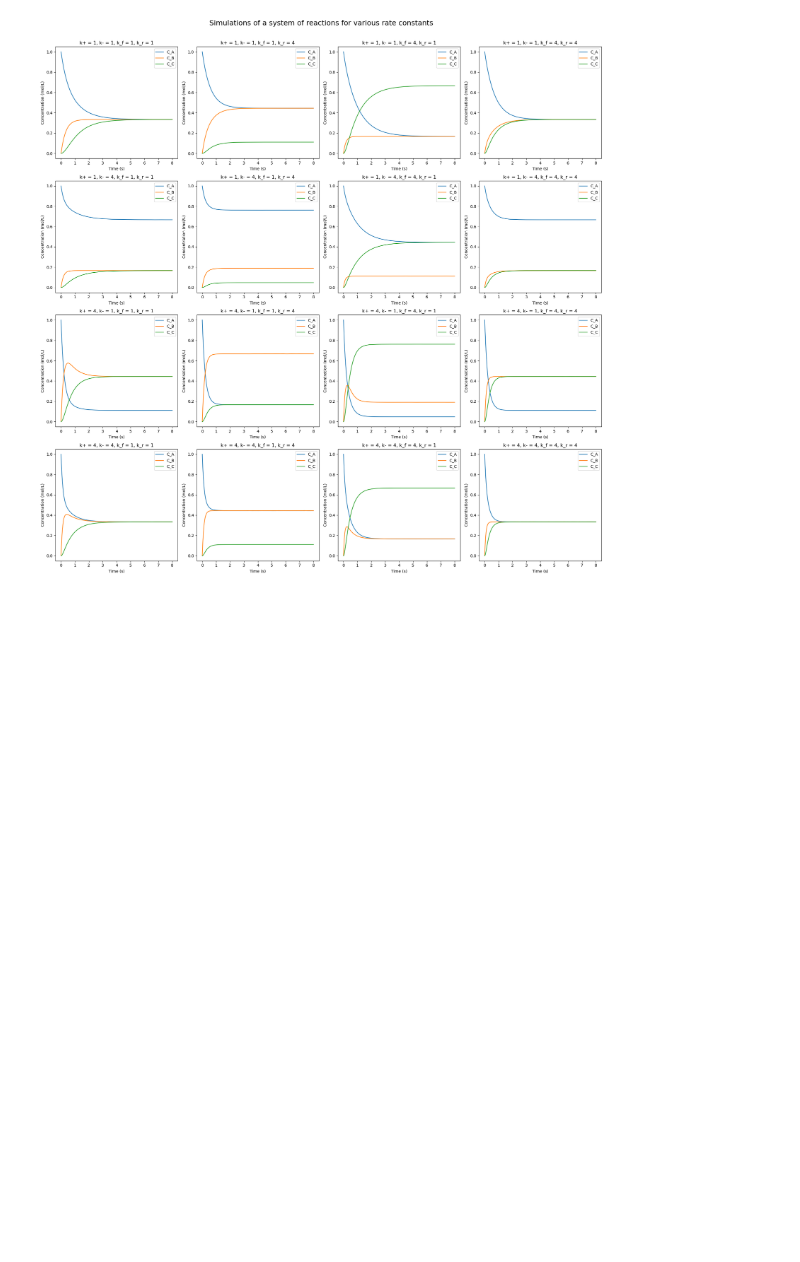
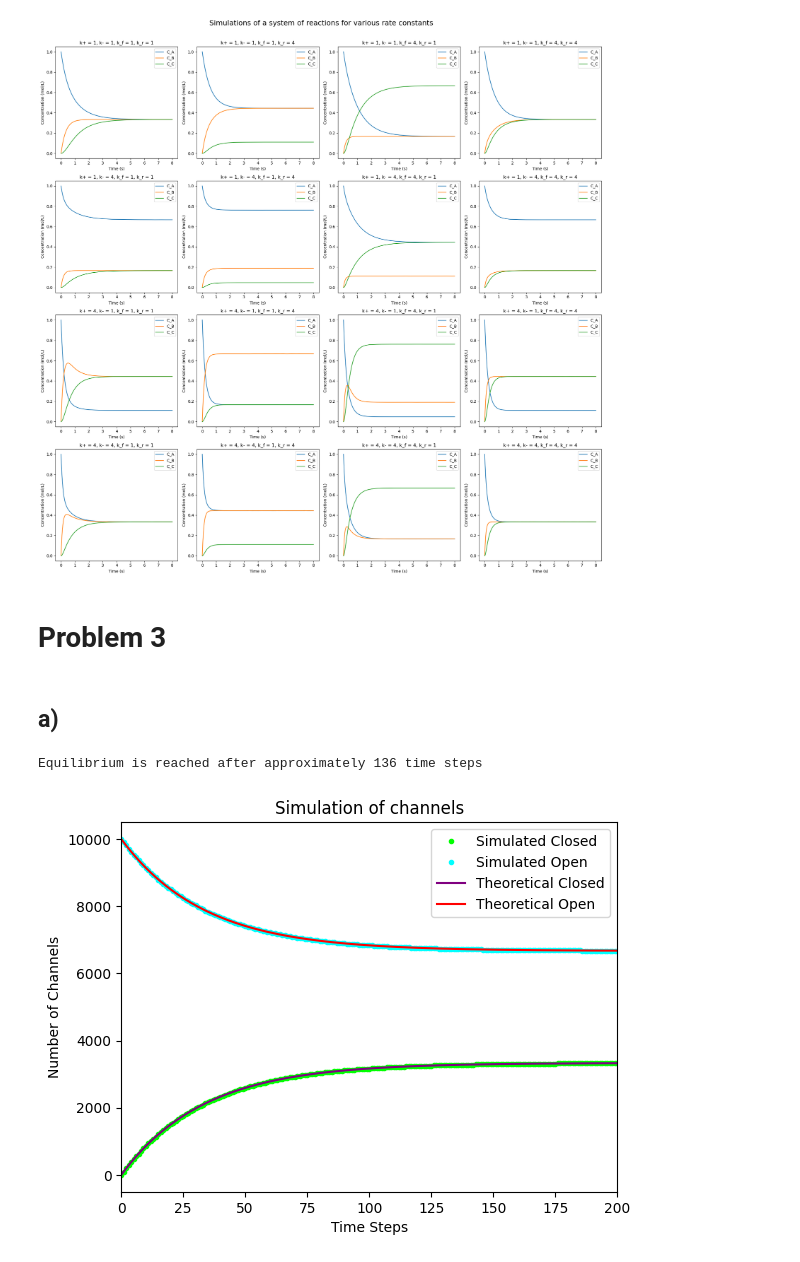
Before and after one commit to loganmachale/PHYS-305, a Jupyter notebook: Assignment 4/Assignment 4.ipynb, the cells around one changed output. Cells and saved outputs as stored; diff of their text form; code cells hidden in the pictures; blank space fills up the shorter version.

```diff
--- a/Assignment 4/Assignment 4.ipynb
+++ b/Assignment 4/Assignment 4.ipynb
@@ -197,3 +197,75 @@ plt.tight_layout(rect=[0, 0, 1, 0.97])
 plt.show()
 # %% [output]
 [figure]
+# %% [markdown]
+# **Problem 3** #
+# %% [markdown]
+## a) ##
+# %%
+# theoretical function for number of open channels assuming they all start open
+def P_open(t, k_p, k_m):
+    return 10E3 * (k_p / (k_p + k_m) * np.exp(-(k_p + k_m) * t) + k_m / (k_p + k_m))
+
+# theoretical function for number of closed channels assuming they all start open
+def P_closed(t, k_p, k_m):
+    return 10E3 * (k_p / (k_p + k_m) * (1 - np.exp(-(k_p + k_m) * t)))
+
+# define the reaction system
+def reaction_system(t, y, k_p, k_m):
+    C, O = y
+    dC_dt = k_p * O - k_m * C
+    dO_dt = k_m * C - k_p * O
+    return [dC_dt, dO_dt]
+
+# rate constants
+k_p = 0.01
+k_m = 0.02
+
+# define the length and resolution of simulation
+time_steps = int(10E3)
+t_max = time_steps
+t_eval = np.linspace(0, t_max, time_steps)
+
+# initial conditions
+C_0 = 0
+O_0 = 10E3
+y0 = [C_0, O_0]
+
+# simulate using scipy
+sol = solve_ivp(
+        fun=reaction_system,
+        t_span=(0, t_max),
+        y0=y0,
+        t_eval=t_eval,
+        args=(k_p, k_m),
+        method='RK45'
+    )
+
+# Extract the solution for each species
+t_arr = sol.t
+C_arr, O_arr = sol.y
+
+# calculate the relative change at each point to later estimate equilibrium
+rel_dC_arr = np.abs((C_arr[1:] - C_arr[:-1]) / np.append(1, C_arr[1:-1]))
+rel_dO_arr = np.abs((O_arr[1:] - O_arr[:-1]) / O_arr[:-1])
+
+# equilibrium is taken as when the relative change between time steps is < 0.05%
+eq_t = max([np.argwhere(rel_dC_arr < 0.0005).min(),
+            np.argwhere(rel_dO_arr < 0.0005).min()])
+
+print('Equilibrium is reached after approximately {} time steps'.format(eq_t))
+
+# plotting
+plt.plot(t_arr, C_arr, '.', label='Simulated Closed', color='lime')
+plt.plot(t_arr, O_arr, '.', label='Simulated Open', color='cyan')
+plt.title('Simulation of channels')
+plt.xlabel('Time Steps')
+plt.ylabel('Number of Channels')
+plt.plot(t_arr, P_closed(t_arr, k_p, k_m), label='Theoretical Closed', color='purple')
+plt.plot(t_arr, P_open(t_arr, k_p, k_m), label='Theoretical Open', color='red')
+plt.xlim([0,200])
+plt.legend()
+plt.show()
+# %% [output]
+Equilibrium is reached after approximately 136 time steps
+[figure, added]
```
Also changed, not shown: parts of 2 cells of this notebook, 1 other file.
